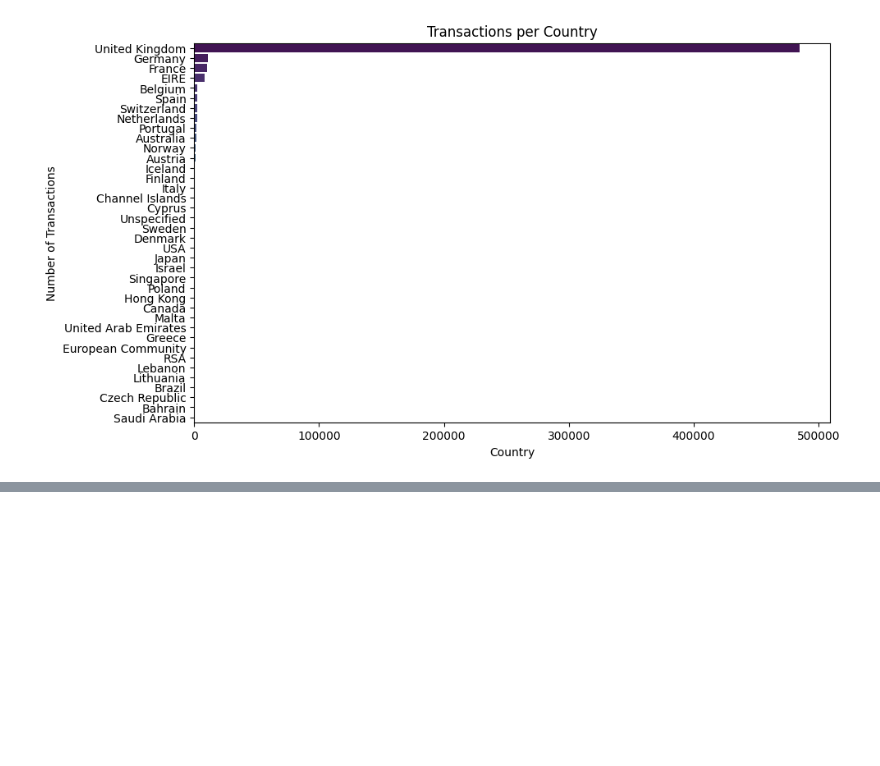
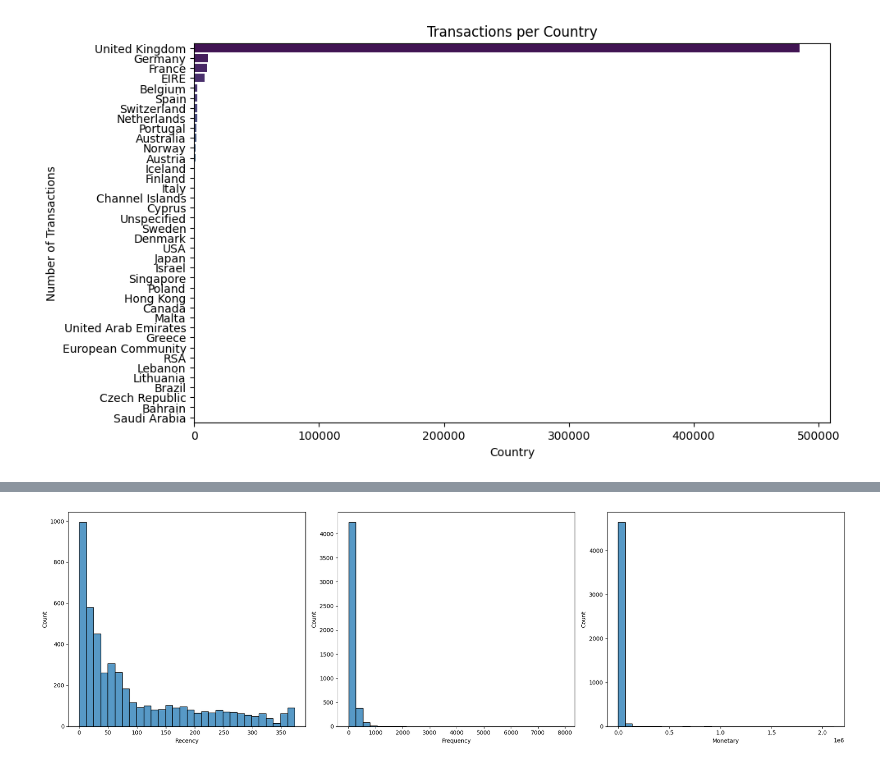
Before and after one commit to Daniel-Harrod13/Ecommerce_trasnaction_Analysis, a Jupyter notebook: Ecommerce_Analysis.ipynb, the cells around one changed output, grey strips where cells are left out. Saved outputs shown, nothing was run; the diff lists cells and outputs as text; code cells hidden in the pictures; blank space fills up the shorter version.

```diff
--- a/Ecommerce_Analysis.ipynb
+++ b/Ecommerce_Analysis.ipynb
@@ -199,0 +253,24 @@ Passing `palette` without assigning `hue` is deprecated and will be removed in v
+# %%
+#4. Customer Segmentation
+# RFM Analysis
+current_date = df['Date'].max()
+
+rfm = df.groupby('CustomerNo').agg({
+    'Date': lambda x: (current_date - x.max()).days,  # Recency
+    'TransactionNo': 'count',  # Frequency
+    'TotalAmount': 'sum'  # Monetary
+}).rename(columns={
+    'Date': 'Recency',
+    'TransactionNo': 'Frequency',
+    'TotalAmount': 'Monetary'
+})
+
+# Plotting RFM distributions
+fig, axes = plt.subplots(1, 3, figsize=(20, 6))
+sns.histplot(data=rfm, x='Recency', bins=30, ax=axes[0])
+sns.histplot(data=rfm, x='Frequency', bins=30, ax=axes[1])
+sns.histplot(data=rfm, x='Monetary', bins=30, ax=axes[2])
+plt.tight_layout()
+plt.show()
+# %% [output]
+[figure, added]
```
Also changed, not shown: parts of 9 cells of this notebook, 2 other files.
